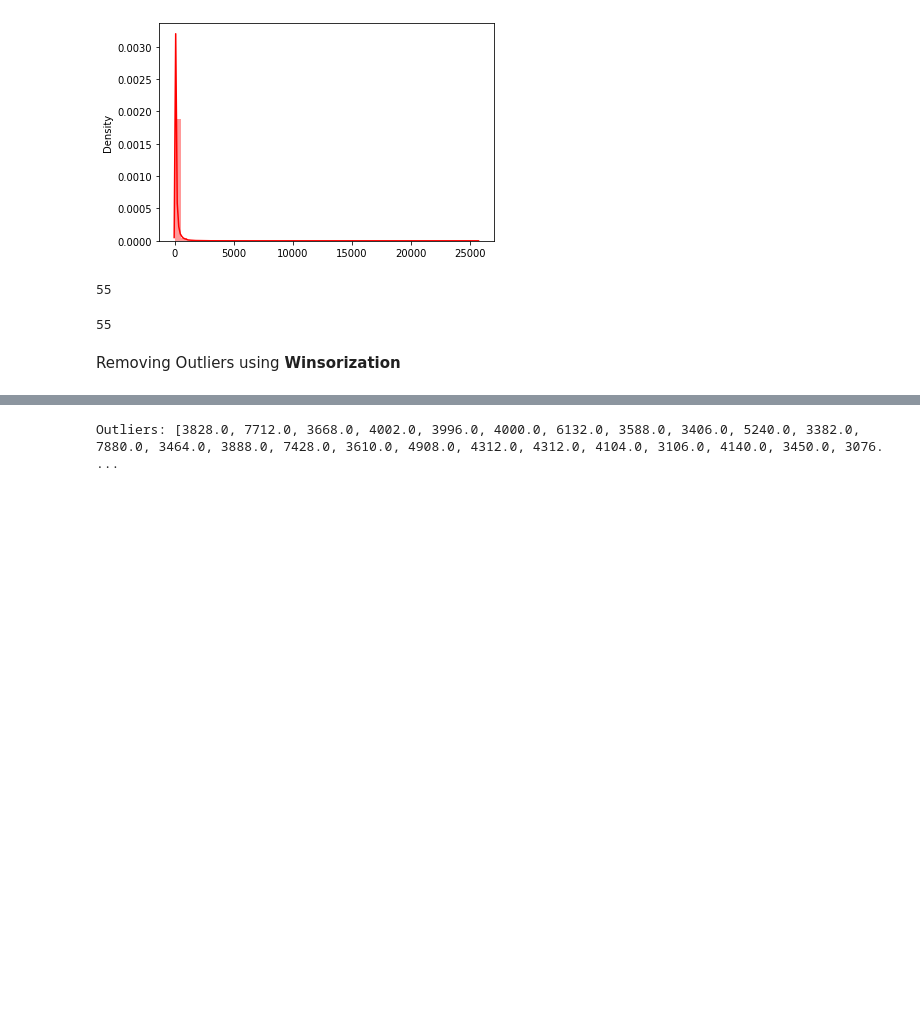
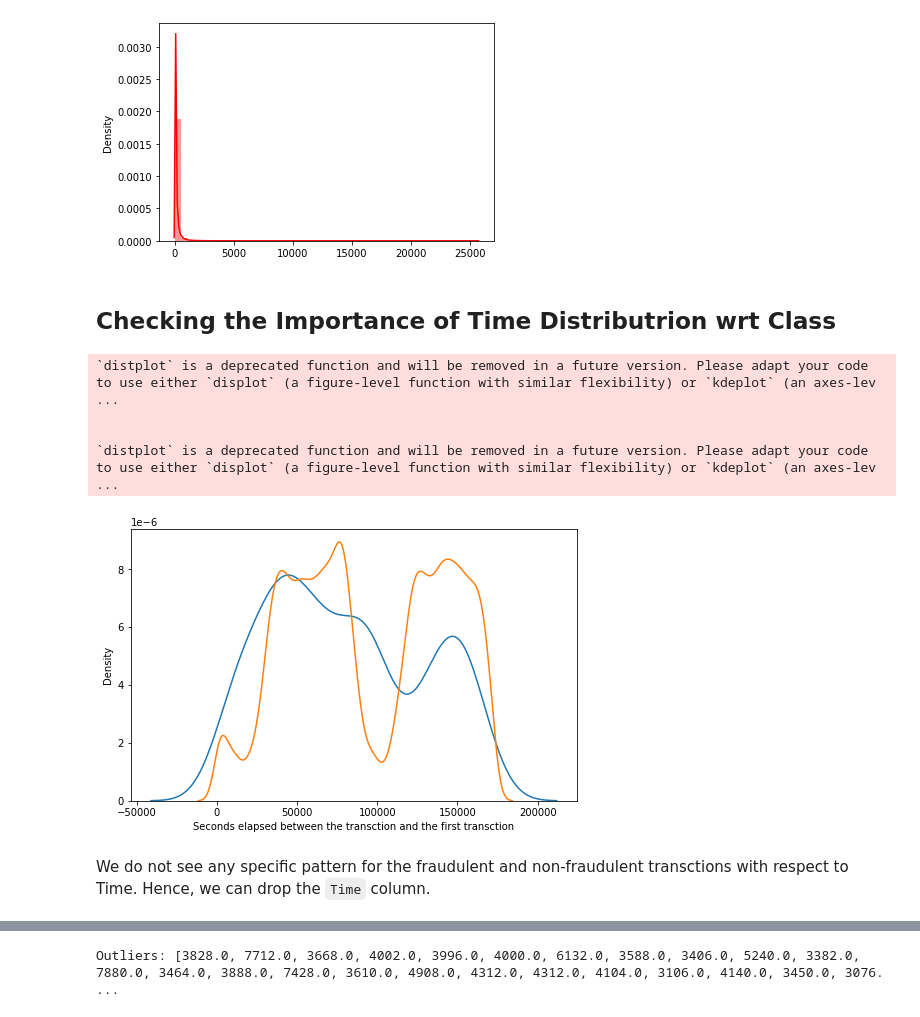
Before and after one commit to joybratas1/Credit-Card-Fraud-Project, a Jupyter notebook: Feature_Selection_steps_CCFraud.ipynb, the cells around one changed output, grey strips where cells are left out. Saved outputs shown, nothing was run; the diff lists cells and outputs as text; code cells hidden in the pictures; blank space fills up the shorter version.

```diff
--- a/Feature_Selection_steps_CCFraud.ipynb
+++ b/Feature_Selection_steps_CCFraud.ipynb
@@ -136,14 +136,25 @@ sns.distplot(amount_val, color='r')
 `distplot` is a deprecated function and will be removed in a future version. Please adapt your code to use either `displot` (a figure-level function with similar flexibility) or `histplot` (an axes-le ...
 <matplotlib.axes._subplots.AxesSubplot at 0x...>
 [figure]
-# %%
-rst= df[df['Amount'].values > 5000]
-len(rst)
-# %% [output]
-55
-# %%
-len(rst[rst['Class'].values == 0])
-# %% [output]
-55
-# %% [markdown]
-Removing Outliers using **Winsorization**
+# %% [markdown]
+## Checking the Importance of Time Distributrion wrt Class
+# %%
+#Fraudlent Dataframe
+data_fraud = df[df['Class'] == 1]
+# Creating non fraudulent dataframe
+data_non_fraud = df[df['Class'] == 0]
+# %%
+plt.figure(figsize=(8,5))
+ax = sns.distplot(data_fraud['Time'],label='fraudulent',hist=False)
+ax = sns.distplot(data_non_fraud['Time'],label='non fraudulent',hist=False)
+ax.set(xlabel='Seconds elapsed between the transction and the first transction')
+plt.show()
+# %% [output]
+`distplot` is a deprecated function and will be removed in a future version. Please adapt your code to use either `displot` (a figure-level function with similar flexibility) or `kdeplot` (an axes-lev ...
+
+
+`distplot` is a deprecated function and will be removed in a future version. Please adapt your code to use either `displot` (a figure-level function with similar flexibility) or `kdeplot` (an axes-lev ...
+[figure, added]
+# %% [markdown]
+We do not see any specific pattern for the fraudulent and non-fraudulent transctions with respect to Time.
+Hence, we can drop the `Time` column.
```
Also changed, not shown: parts of 42 cells of this notebook.
